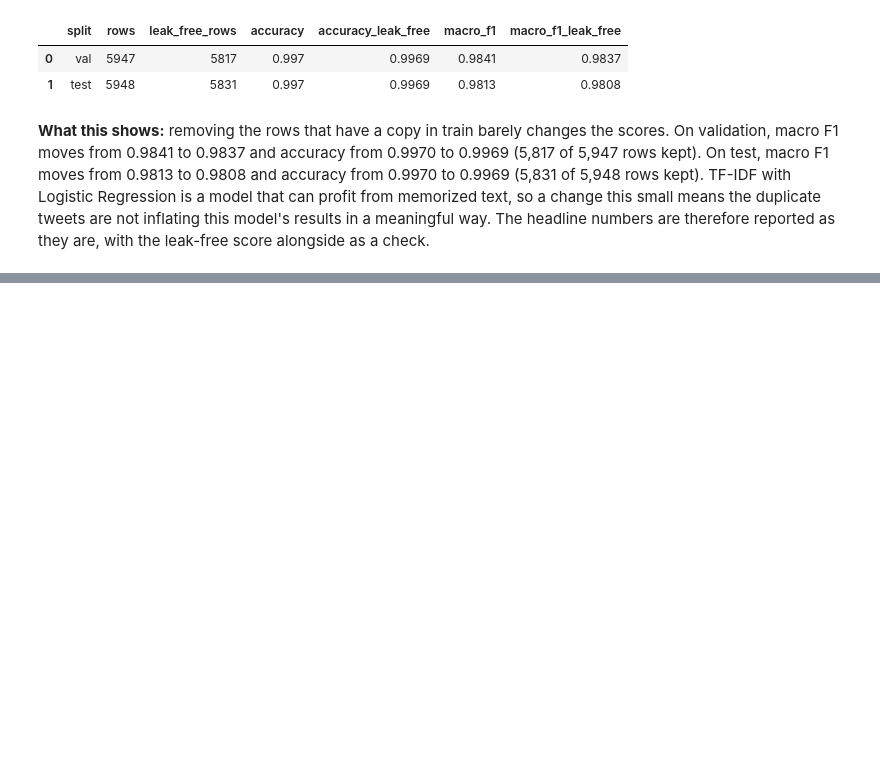
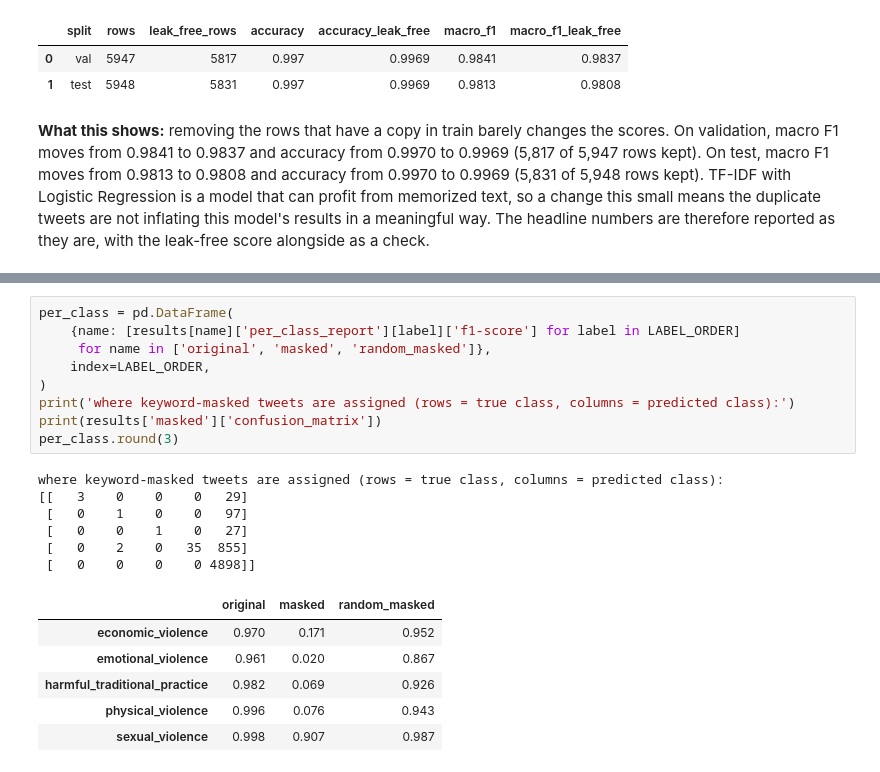
Before and after one commit to Ebi-Tech/NLP-and-Language-Technologies, a Jupyter notebook: notebooks/02_baseline_models.ipynb, the cells around one changed output, grey strips where cells are left out. Drawn from its saved outputs; the diff is of its cells as text; blank space fills up the shorter version.

```diff
--- a/notebooks/02_baseline_models.ipynb
+++ b/notebooks/02_baseline_models.ipynb
@@ -202,0 +266,22 @@ pd.DataFrame(rows).round(4)
+# %%
+per_class = pd.DataFrame(
+    {name: [results[name]['per_class_report'][label]['f1-score'] for label in LABEL_ORDER]
+     for name in ['original', 'masked', 'random_masked']},
+    index=LABEL_ORDER,
+)
+print('where keyword-masked tweets are assigned (rows = true class, columns = predicted class):')
+print(results['masked']['confusion_matrix'])
+per_class.round(3)
+# %% [output]
+where keyword-masked tweets are assigned (rows = true class, columns = predicted class):
+[[   3    0    0    0   29]
+ [   0    1    0    0   97]
+ [   0    0    1    0   27]
+ [   0    2    0   35  855]
+ [   0    0    0    0 4898]]
+|  | original | masked | random_masked |
+| economic_violence | 0.970 | 0.171 | 0.952 |
+| emotional_violence | 0.961 | 0.020 | 0.867 |
+| harmful_traditional_practice | 0.982 | 0.069 | 0.926 |
+| physical_violence | 0.996 | 0.076 | 0.943 |
+| sexual_violence | 0.998 | 0.907 | 0.987 |
```
Also changed, not shown: parts of 7 cells of this notebook, 1 other file.
